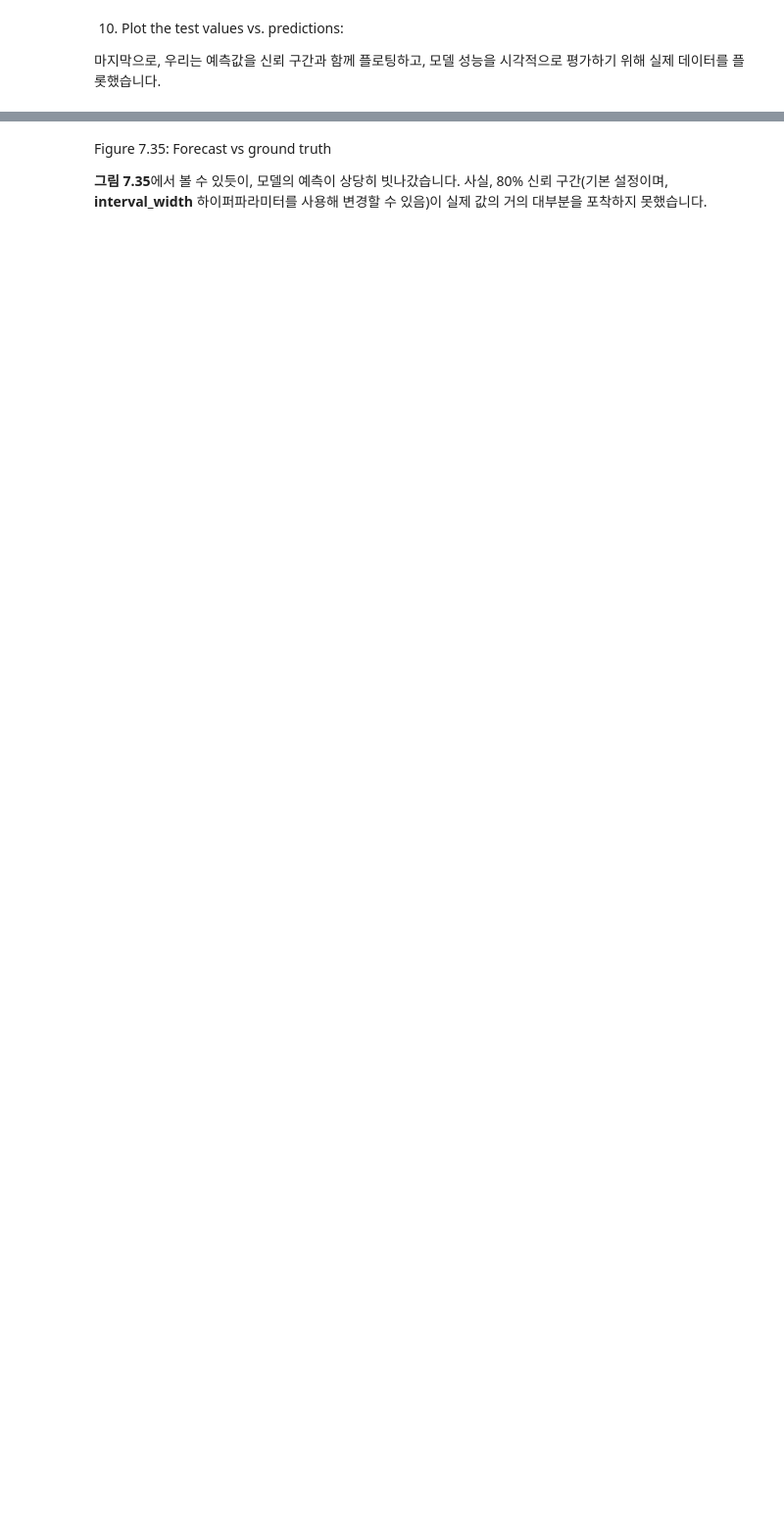
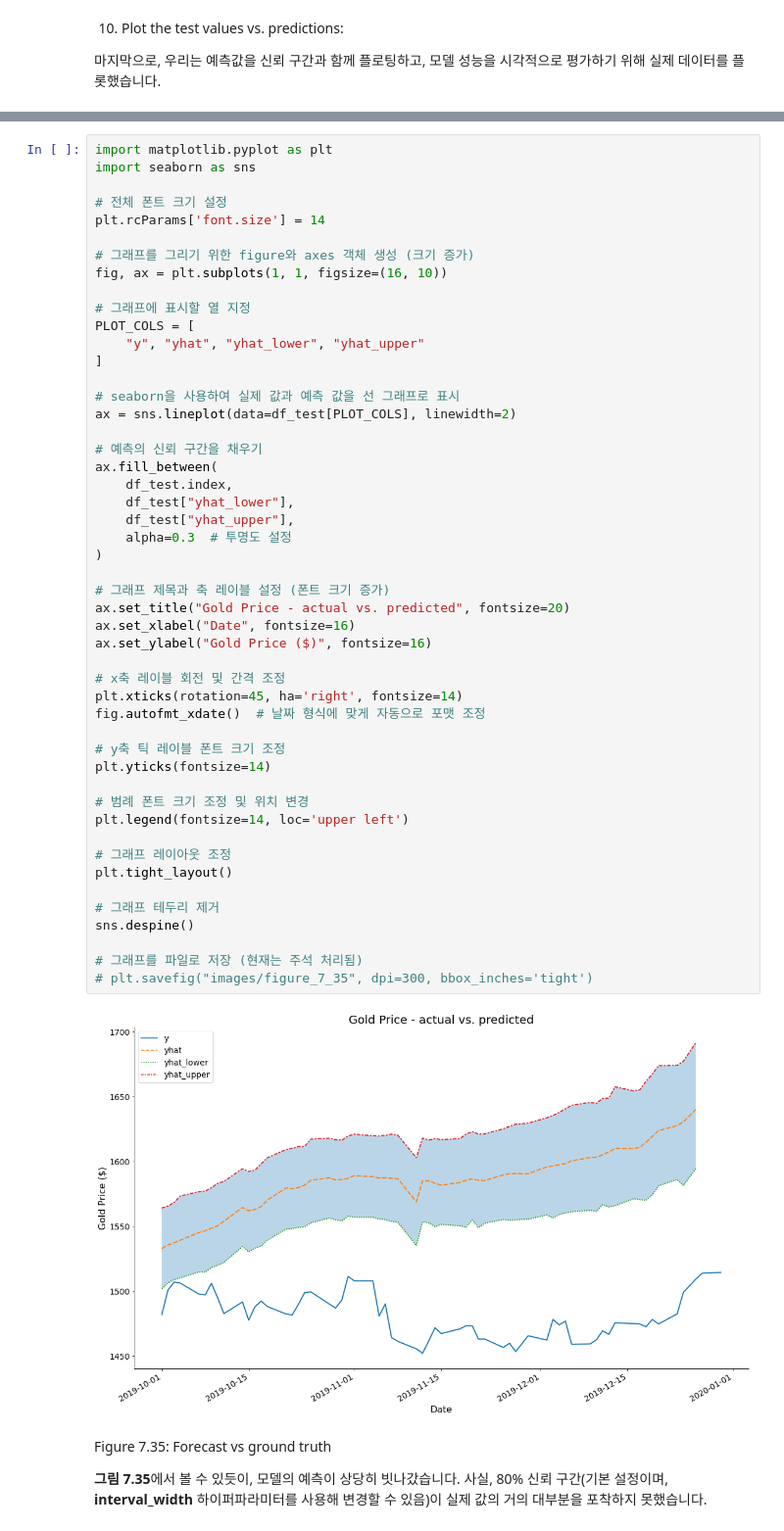
Before and after one commit to restful3/ml4t, a Jupyter notebook: source/Python_for_Finance_Cookbook/chapter_7_song.ipynb, the cells around one changed output, grey strips where cells are left out. Shown at 98% size. Drawn from its saved outputs; the diff is of its cells as text; blank space fills up the shorter version.

```diff
--- a/source/Python_for_Finance_Cookbook/chapter_7_song.ipynb
+++ b/source/Python_for_Finance_Cookbook/chapter_7_song.ipynb
@@ -2075,3 +2112,54 @@ sns.despine()
+# %%
+import matplotlib.pyplot as plt
+import seaborn as sns
+
+# 전체 폰트 크기 설정
+plt.rcParams['font.size'] = 14
+
+# 그래프를 그리기 위한 figure와 axes 객체 생성 (크기 증가)
+fig, ax = plt.subplots(1, 1, figsize=(16, 10))
+
+# 그래프에 표시할 열 지정
+PLOT_COLS = [
+    "y", "yhat", "yhat_lower", "yhat_upper"
+]
+
+# seaborn을 사용하여 실제 값과 예측 값을 선 그래프로 표시
+ax = sns.lineplot(data=df_test[PLOT_COLS], linewidth=2)
+
+# 예측의 신뢰 구간을 채우기
+ax.fill_between(
+    df_test.index,
+    df_test["yhat_lower"],
+    df_test["yhat_upper"],
+    alpha=0.3  # 투명도 설정
+)
+
+# 그래프 제목과 축 레이블 설정 (폰트 크기 증가)
+ax.set_title("Gold Price - actual vs. predicted", fontsize=20)
+ax.set_xlabel("Date", fontsize=16)
+ax.set_ylabel("Gold Price ($)", fontsize=16)
+
+# x축 레이블 회전 및 간격 조정
+plt.xticks(rotation=45, ha='right', fontsize=14)
+fig.autofmt_xdate()  # 날짜 형식에 맞게 자동으로 포맷 조정
+
+# y축 틱 레이블 폰트 크기 조정
+plt.yticks(fontsize=14)
+
+# 범례 폰트 크기 조정 및 위치 변경
+plt.legend(fontsize=14, loc='upper left')
+
+# 그래프 레이아웃 조정
+plt.tight_layout()
+
+# 그래프 테두리 제거
+sns.despine()
+
+# 그래프를 파일로 저장 (현재는 주석 처리됨)
+# plt.savefig("images/figure_7_35", dpi=300, bbox_inches='tight')
+# %% [output]
+[figure, added]
 # %% [markdown]
 Figure 7.35: Forecast vs ground truth
 
```
Also changed, not shown: parts of 88 cells of this notebook.
